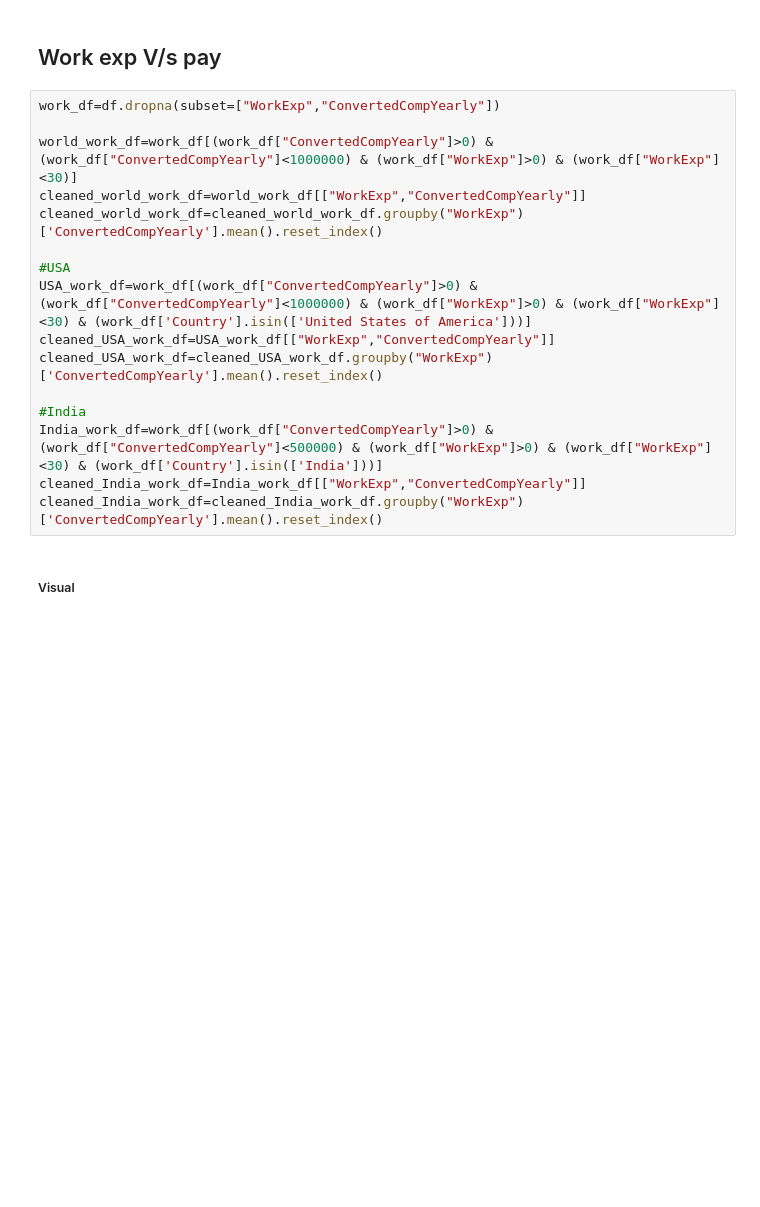
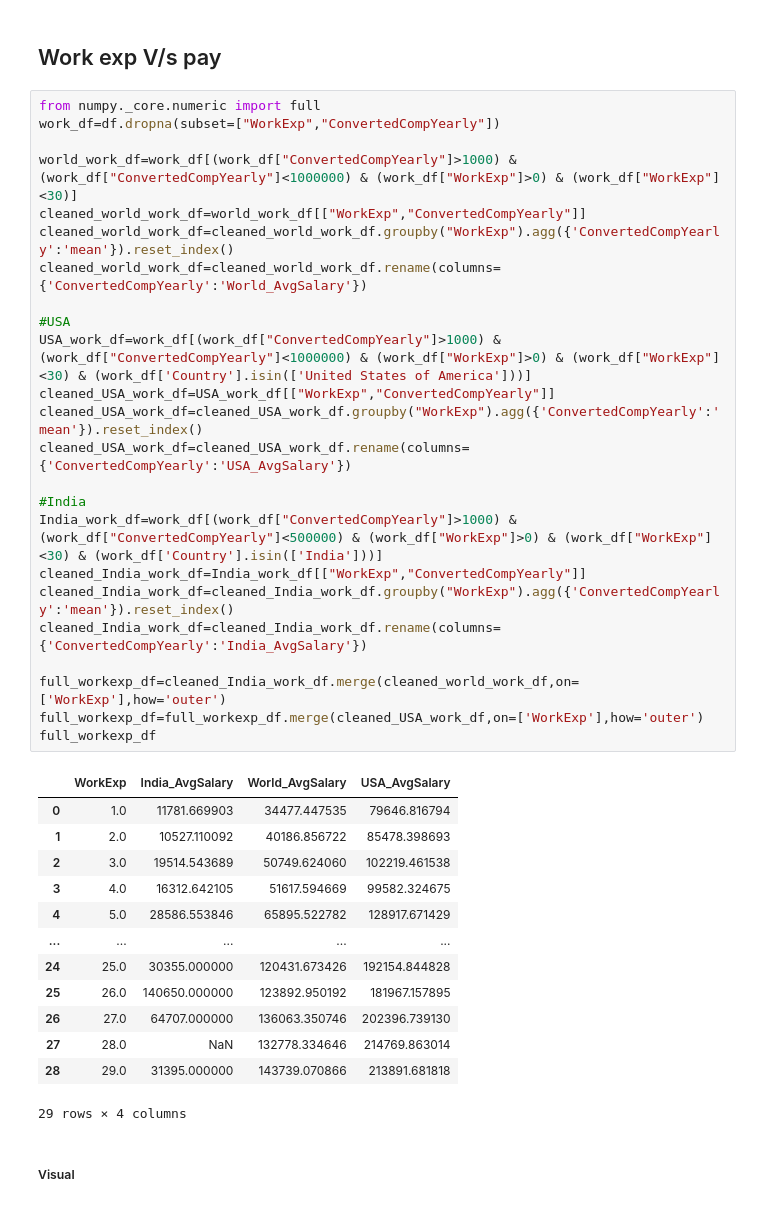
Before and after one commit to vikassinngh123/AI-ML-Learning, a Jupyter notebook: 04-Pandas/03_StackOverflow_Survey_Analysis.ipynb, the cells around one changed output. Drawn from its saved outputs; the diff is of its cells as text; blank space fills up the shorter version.

```diff
--- a/04-Pandas/03_StackOverflow_Survey_Analysis.ipynb
+++ b/04-Pandas/03_StackOverflow_Survey_Analysis.ipynb
@@ -68,21 +60,43 @@ pd.set_option('display.max_row',11)
 # %% [markdown]
 ## Work exp V/s pay
 # %%
+from numpy._core.numeric import full
 work_df=df.dropna(subset=["WorkExp","ConvertedCompYearly"])
 
-world_work_df=work_df[(work_df["ConvertedCompYearly"]>0) & (work_df["ConvertedCompYearly"]<1000000) & (work_df["WorkExp"]>0) & (work_df["WorkExp"]<30)]
+world_work_df=work_df[(work_df["ConvertedCompYearly"]>1000) & (work_df["ConvertedCompYearly"]<1000000) & (work_df["WorkExp"]>0) & (work_df["WorkExp"]<30)]
 cleaned_world_work_df=world_work_df[["WorkExp","ConvertedCompYearly"]]
-cleaned_world_work_df=cleaned_world_work_df.groupby("WorkExp")['ConvertedCompYearly'].mean().reset_index()
+cleaned_world_work_df=cleaned_world_work_df.groupby("WorkExp").agg({'ConvertedCompYearly':'mean'}).reset_index()
+cleaned_world_work_df=cleaned_world_work_df.rename(columns={'ConvertedCompYearly':'World_AvgSalary'})
 
 #USA
-USA_work_df=work_df[(work_df["ConvertedCompYearly"]>0) & (work_df["ConvertedCompYearly"]<1000000) & (work_df["WorkExp"]>0) & (work_df["WorkExp"]<30) & (work_df['Country'].isin(['United States of America']))]
+USA_work_df=work_df[(work_df["ConvertedCompYearly"]>1000) & (work_df["ConvertedCompYearly"]<1000000) & (work_df["WorkExp"]>0) & (work_df["WorkExp"]<30) & (work_df['Country'].isin(['United States of America']))]
 cleaned_USA_work_df=USA_work_df[["WorkExp","ConvertedCompYearly"]]
-cleaned_USA_work_df=cleaned_USA_work_df.groupby("WorkExp")['ConvertedCompYearly'].mean().reset_index()
+cleaned_USA_work_df=cleaned_USA_work_df.groupby("WorkExp").agg({'ConvertedCompYearly':'mean'}).reset_index()
+cleaned_USA_work_df=cleaned_USA_work_df.rename(columns={'ConvertedCompYearly':'USA_AvgSalary'})
 
 #India
-India_work_df=work_df[(work_df["ConvertedCompYearly"]>0) & (work_df["ConvertedCompYearly"]<500000) & (work_df["WorkExp"]>0) & (work_df["WorkExp"]<30) & (work_df['Country'].isin(['India']))]
+India_work_df=work_df[(work_df["ConvertedCompYearly"]>1000) & (work_df["ConvertedCompYearly"]<500000) & (work_df["WorkExp"]>0) & (work_df["WorkExp"]<30) & (work_df['Country'].isin(['India']))]
 cleaned_India_work_df=India_work_df[["WorkExp","ConvertedCompYearly"]]
-cleaned_India_work_df=cleaned_India_work_df.groupby("WorkExp")['ConvertedCompYearly'].mean().reset_index()
+cleaned_India_work_df=cleaned_India_work_df.groupby("WorkExp").agg({'ConvertedCompYearly':'mean'}).reset_index()
+cleaned_India_work_df=cleaned_India_work_df.rename(columns={'ConvertedCompYearly':'India_AvgSalary'})
+
+full_workexp_df=cleaned_India_work_df.merge(cleaned_world_work_df,on=['WorkExp'],how='outer')
+full_workexp_df=full_workexp_df.merge(cleaned_USA_work_df,on=['WorkExp'],how='outer')
+full_workexp_df
+# %% [output]
+|  | WorkExp | India_AvgSalary | World_AvgSalary | USA_AvgSalary |
+| 0 | 1.0 | 11781.669903 | 34477.447535 | 79646.816794 |
+| 1 | 2.0 | 10527.110092 | 40186.856722 | 85478.398693 |
+| 2 | 3.0 | 19514.543689 | 50749.624060 | 102219.461538 |
+| 3 | 4.0 | 16312.642105 | 51617.594669 | 99582.324675 |
+| 4 | 5.0 | 28586.553846 | 65895.522782 | 128917.671429 |
+| ... | ... | ... | ... | ... |
+| 24 | 25.0 | 30355.000000 | 120431.673426 | 192154.844828 |
+| 25 | 26.0 | 140650.000000 | 123892.950192 | 181967.157895 |
+| 26 | 27.0 | 64707.000000 | 136063.350746 | 202396.739130 |
+| 27 | 28.0 | NaN | 132778.334646 | 214769.863014 |
+| 28 | 29.0 | 31395.000000 | 143739.070866 | 213891.681818 |
+29 rows × 4 columns
 # %% [markdown]
 ##### Visual
 # %% [markdown]
```
Also changed, not shown: parts of 12 cells of this notebook.
